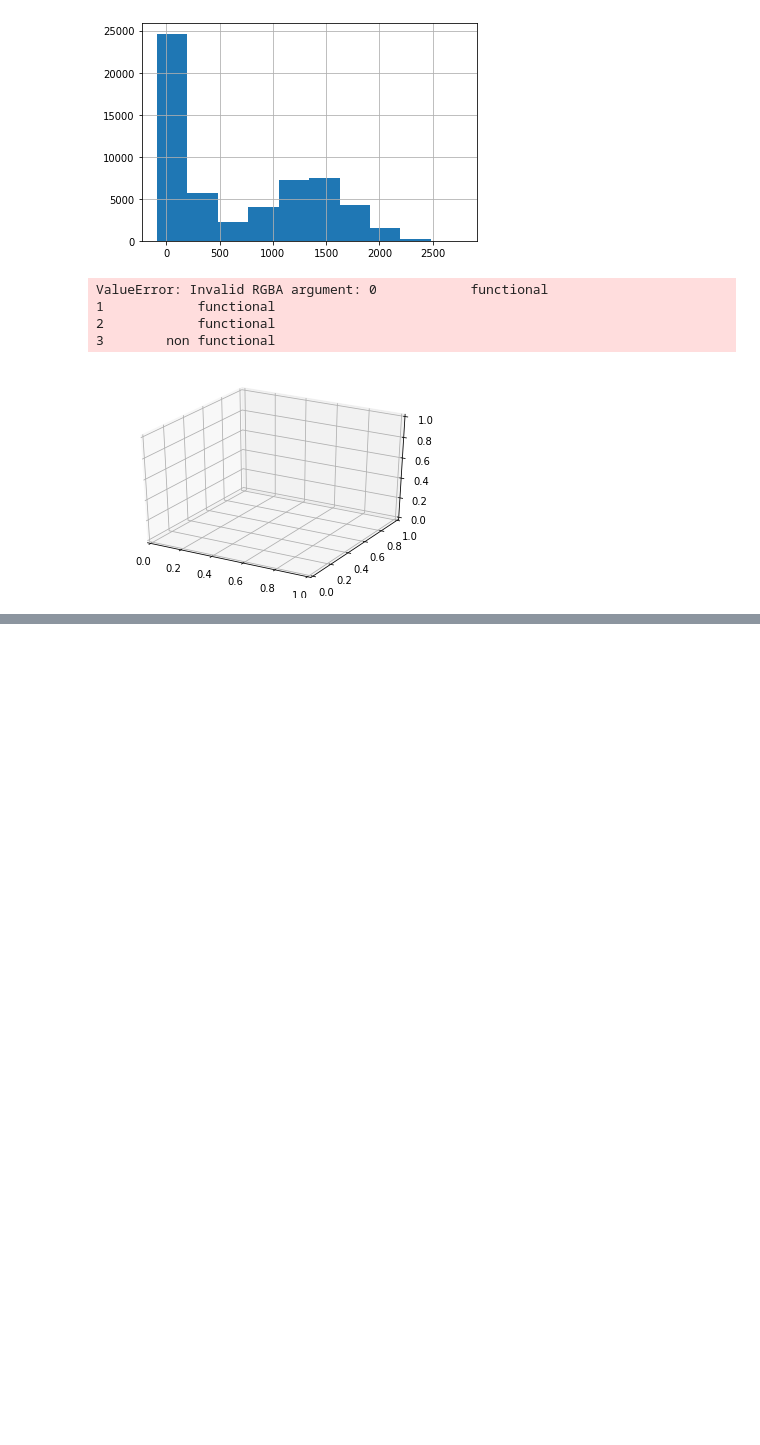
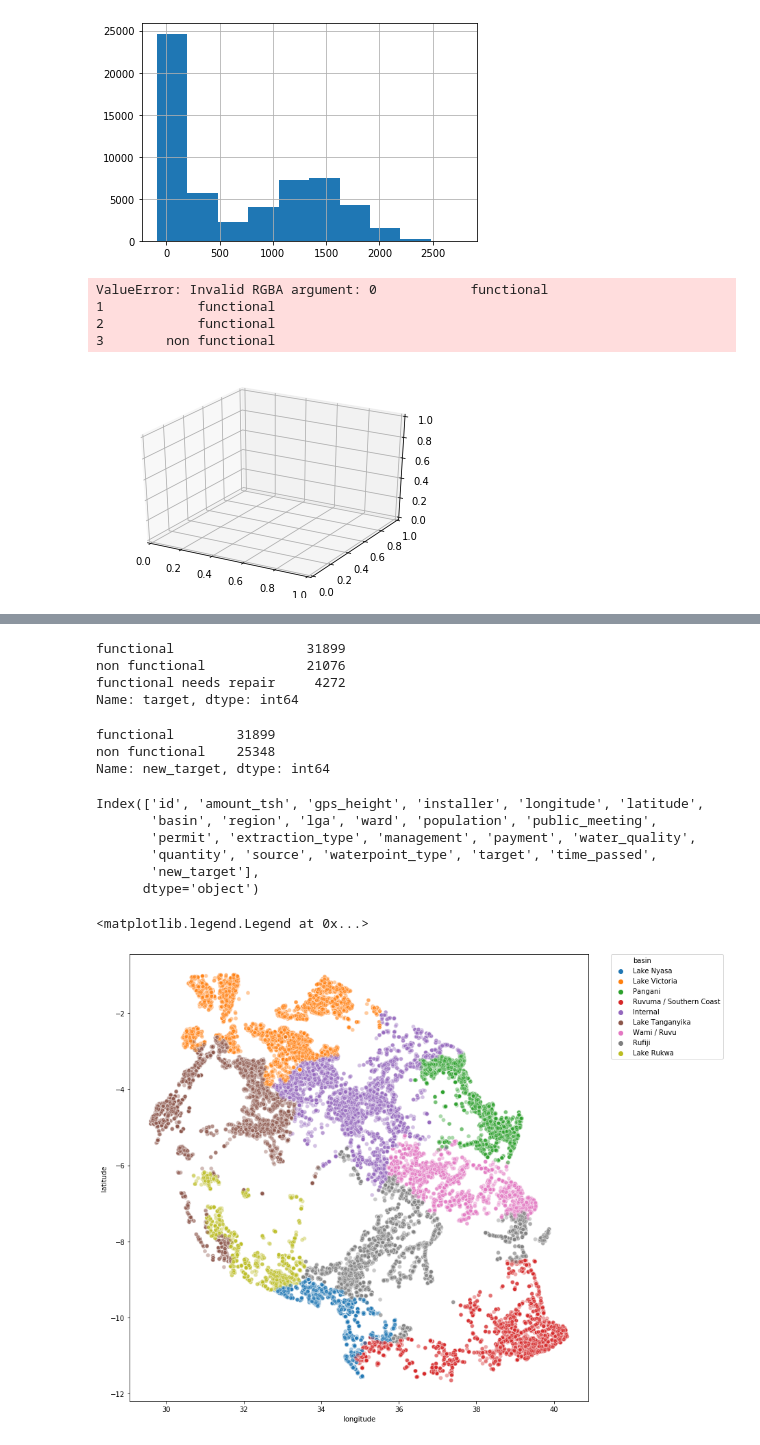
Before and after one commit to HeeebsInc/Mod3Project, a Jupyter notebook: Notebooks/JM/1.0-JMB-initial_EDA.ipynb, the cells around one changed output, grey strips where cells are left out. Cells and saved outputs as stored; diff of their text form; code cells hidden in the pictures; blank space fills up the shorter version.

```diff
--- a/Notebooks/JM/1.0-JMB-initial_EDA.ipynb
+++ b/Notebooks/JM/1.0-JMB-initial_EDA.ipynb
@@ -332,0 +346,30 @@ def rfe_fit(x, y):
+# %%
+df.target.value_counts()
+# %% [output]
+functional                 31899
+non functional             21076
+functional needs repair     4272
+Name: target, dtype: int64
+# %%
+df['new_target'] = df.target.map(lambda x: 'functional' if x == 'functional' else 'non functional')
+df.new_target.value_counts()
+# %% [output]
+functional        31899
+non functional    25348
+Name: new_target, dtype: int64
+# %%
+df.columns
+# %% [output]
+Index(['id', 'amount_tsh', 'gps_height', 'installer', 'longitude', 'latitude',
+       'basin', 'region', 'lga', 'ward', 'population', 'public_meeting',
+       'permit', 'extraction_type', 'management', 'payment', 'water_quality',
+       'quantity', 'source', 'waterpoint_type', 'target', 'time_passed',
+       'new_target'],
+      dtype='object')
+# %%
+fig, ax= plt.subplots(figsize=(12,12))
+sns.scatterplot('longitude', 'latitude', data=df, alpha=0.4, ax=ax, hue='basin')
+plt.legend(bbox_to_anchor=(1.05, 1), loc=2, borderaxespad=0.)
+# %% [output]
+<matplotlib.legend.Legend at 0x...>
+[figure, added]
```
Also changed, not shown: parts of 3 cells of this notebook.
